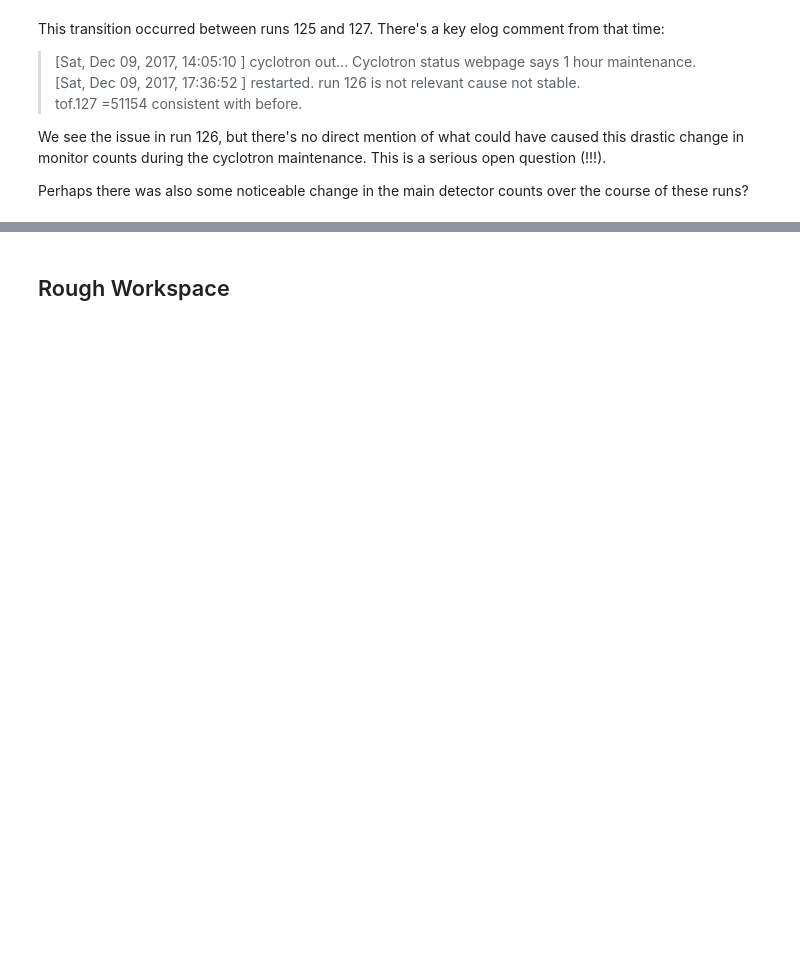
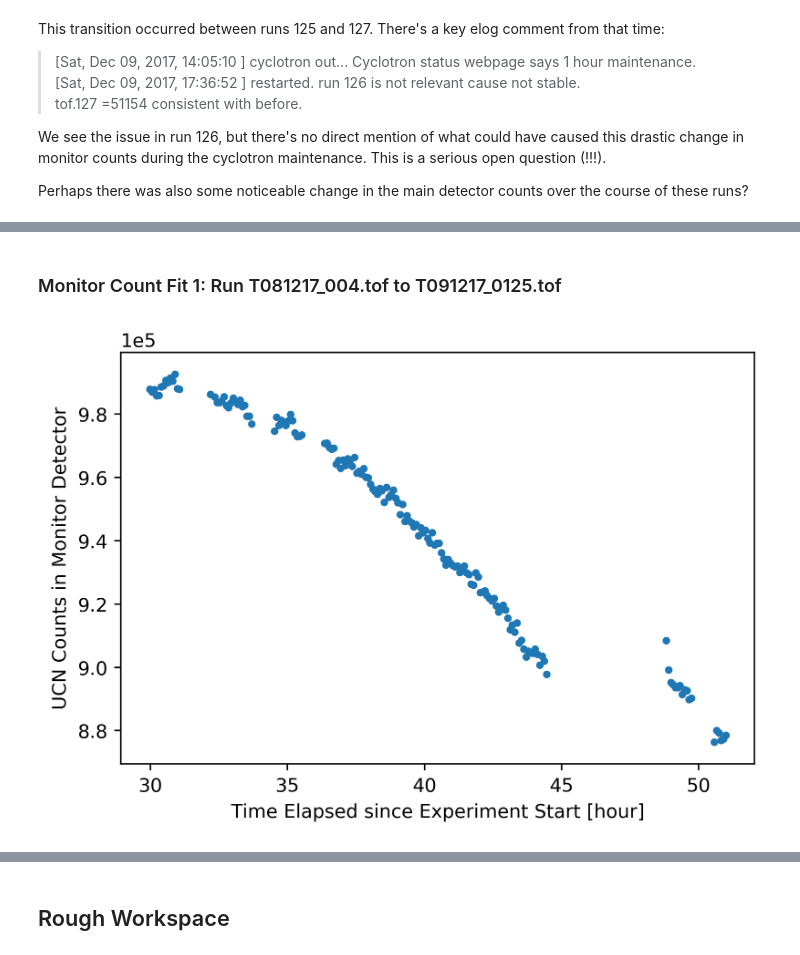
Before and after one commit to jonahberean/psi_transmission, a Jupyter notebook: notebooks/source_normalization.ipynb, the cells around one changed output, grey strips where cells are left out. Drawn from its saved outputs; the diff is of its cells as text; code cells hidden in the pictures; blank space fills up the shorter version.

Commit message:
Reached a good stopping point for inspection of the monitor data, as it pertains to source performance analysis.

```diff
--- a/notebooks/source_normalization.ipynb
+++ b/notebooks/source_normalization.ipynb
@@ -394,0 +429,26 @@ Perhaps there was also some noticeable change in the main detector counts over t
+# %% [markdown]
+### Monitor Count Fit 1: Run T081217_004.tof to T091217_0125.tof
+# %%
+# initializing some empty arrays to hold the run and day lists
+run_list = []
+day_list = []
+
+import os
+for filename in os.listdir('../data_monitor/norm_monitor_1'):
+    if (".tof" in filename):
+        run_list.append(filename[8:12].lstrip('0'))
+        day_list.append(filename[1:3].lstrip('0'))
+
+time_bins, times_norm_monitor_1, data, monitor_data_1 = load_data(
+    run_list,
+    day_list,
+    just_monitor_flag = True)
+
+result_norm_monitor_1 = direct_normalized_source_fit(times_norm_monitor_1, monitor_data_1)
+# %%
+plt.errorbar(times_norm_monitor_1/60/60, result_norm_monitor_1[:,0], yerr = result_norm_monitor_1[:,1], fmt = '.')
+plt.ticklabel_format(style='sci', axis='y', scilimits=(0,0))
+plt.xlabel('Time Elapsed since Experiment Start [hour]')
+plt.ylabel('UCN Counts in Monitor Detector');
+# %% [output]
+[figure, added]
```
Also changed, not shown: parts of 12 cells of this notebook, 1 other file.
